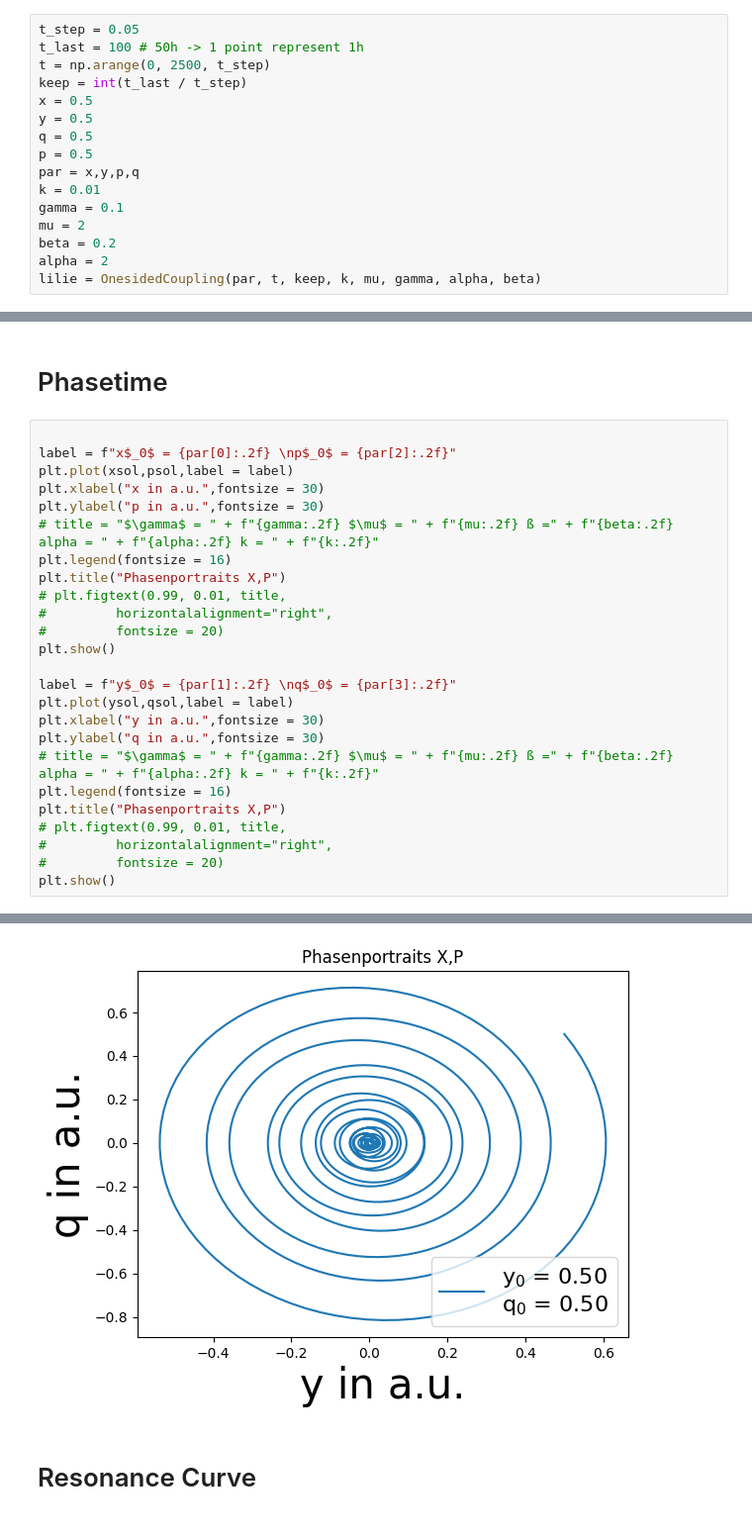
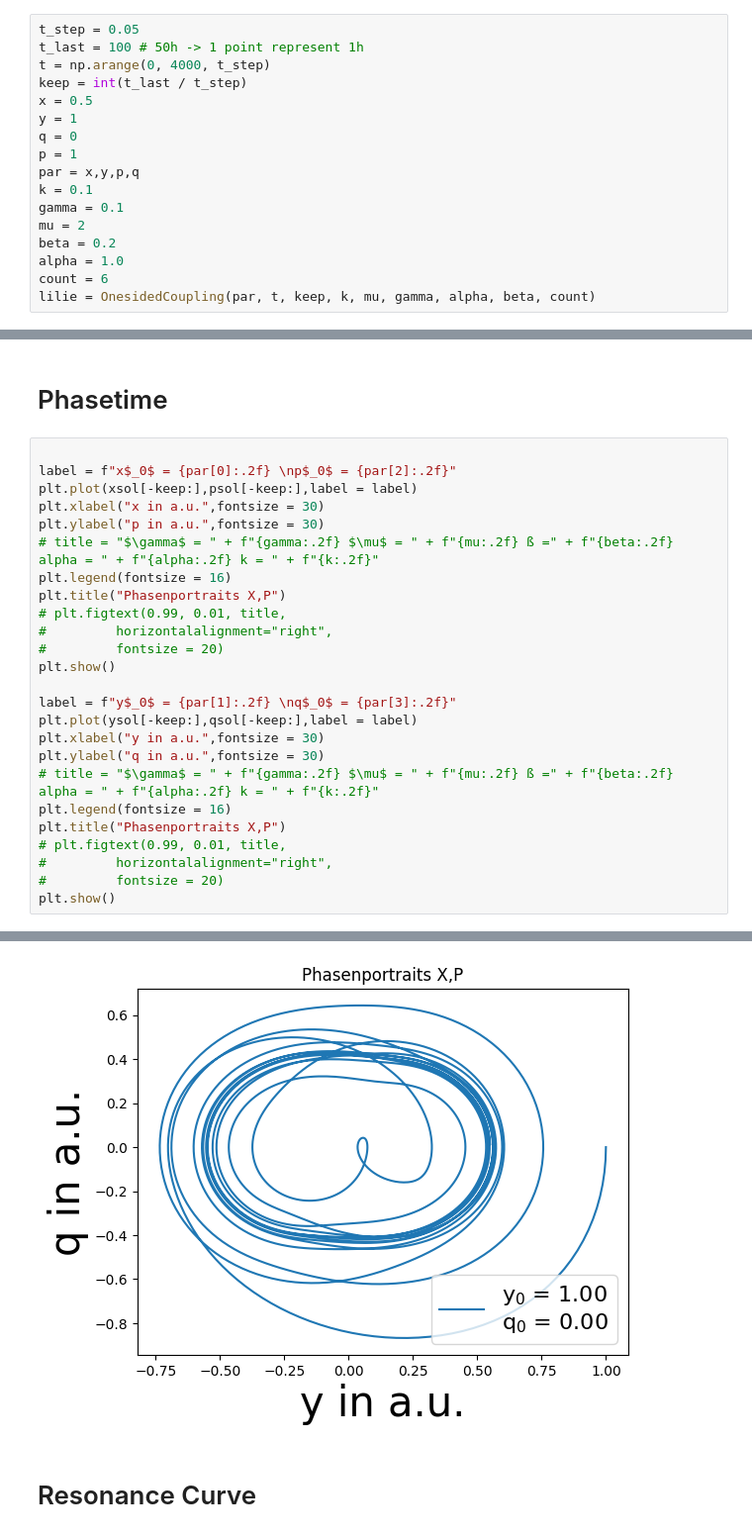
Before and after one commit to huyenanh-nguyen/daniel_model, a Jupyter notebook: ODE/simulation.ipynb, the cells around one changed output, grey strips where cells are left out. Shown at 99% size. Drawn from its saved outputs; the diff is of its cells as text.

```diff
--- a/ODE/simulation.ipynb
+++ b/ODE/simulation.ipynb
@@ -13,16 +13,17 @@ from onesidedcoupling import OnesidedCoupling
 # %%
 t_step = 0.05
 t_last = 100 # 50h -> 1 point represent 1h
-t = np.arange(0, 2500, t_step)
+t = np.arange(0, 4000, t_step)
 keep = int(t_last / t_step)
 x = 0.5
-y = 0.5
-q = 0.5
-p = 0.5
+y = 1
+q = 0
+p = 1
 par = x,y,p,q
-k = 0.01
+k = 0.1
 gamma = 0.1
 mu = 2
 beta = 0.2
-alpha = 2
-lilie = OnesidedCoupling(par, t, keep, k, mu, gamma, alpha, beta)
+alpha = 1.0
+count = 6
+lilie = OnesidedCoupling(par, t, keep, k, mu, gamma, alpha, beta, count)
@@ -155,7 +188,7 @@ $\gamma$ = 0.10, ß = 0.20, $\alpha$ = 2.00, $\mu$ = 2.00, x$_0$ = 0.50, y$_0$ =
 # %%
 
 label = f"x$_0$ = {par[0]:.2f} \np$_0$ = {par[2]:.2f}"
-plt.plot(xsol,psol,label = label)
+plt.plot(xsol[-keep:],psol[-keep:],label = label)
 plt.xlabel("x in a.u.",fontsize = 30)
 plt.ylabel("p in a.u.",fontsize = 30)
 # title = "$\gamma$ = " + f"{gamma:.2f} $\mu$ = " + f"{mu:.2f} ß =" + f"{beta:.2f} alpha = " + f"{alpha:.2f} k = " + f"{k:.2f}"
@@ -167,7 +200,7 @@ plt.title("Phasenportraits X,P")
 plt.show()
 
 label = f"y$_0$ = {par[1]:.2f} \nq$_0$ = {par[3]:.2f}"
-plt.plot(ysol,qsol,label = label)
+plt.plot(ysol[-keep:],qsol[-keep:],label = label)
 plt.xlabel("y in a.u.",fontsize = 30)
 plt.ylabel("q in a.u.",fontsize = 30)
 # title = "$\gamma$ = " + f"{gamma:.2f} $\mu$ = " + f"{mu:.2f} ß =" + f"{beta:.2f} alpha = " + f"{alpha:.2f} k = " + f"{k:.2f}"
@@ -182,3 +215,3 @@ plt.show()
-[figure, old version]
+[figure, new version]
 # %% [markdown]
 # Resonance Curve
```
Also changed, not shown: parts of 15 cells of this notebook, 2 other files.
